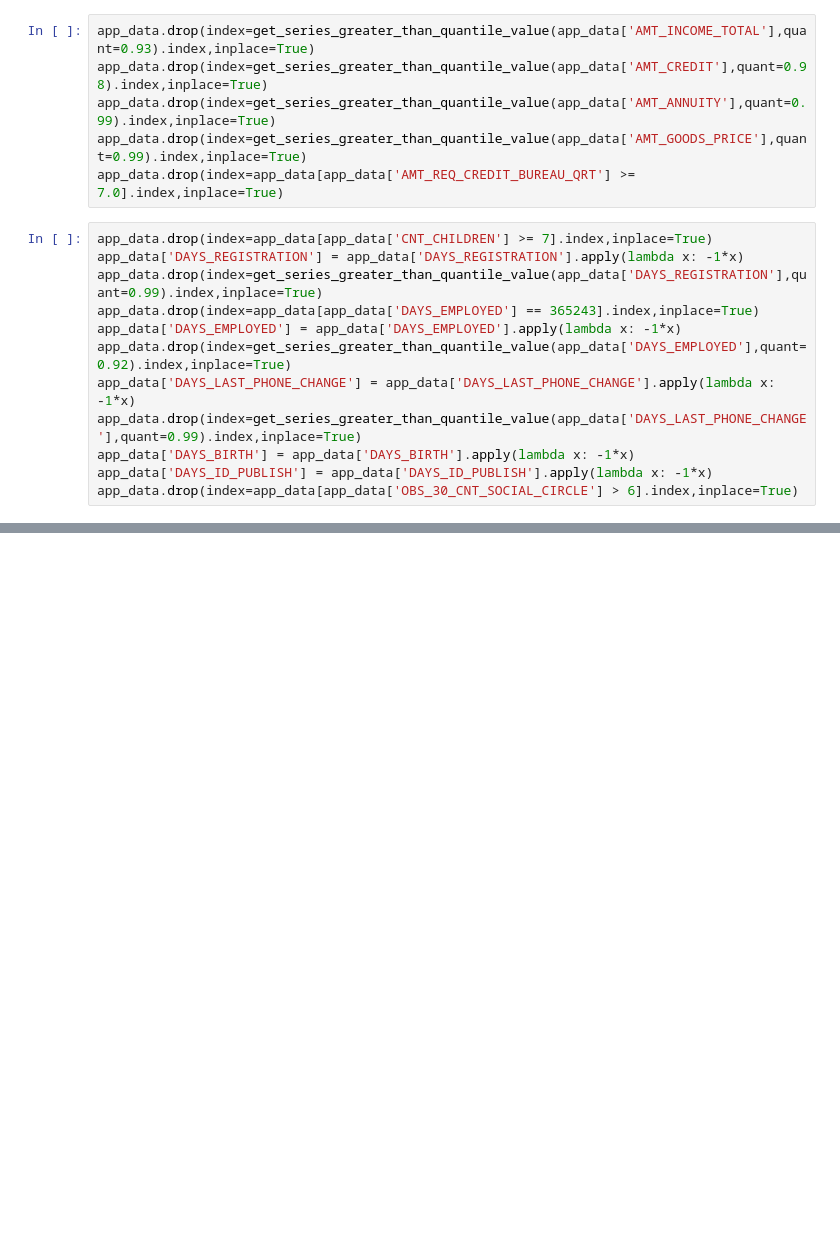
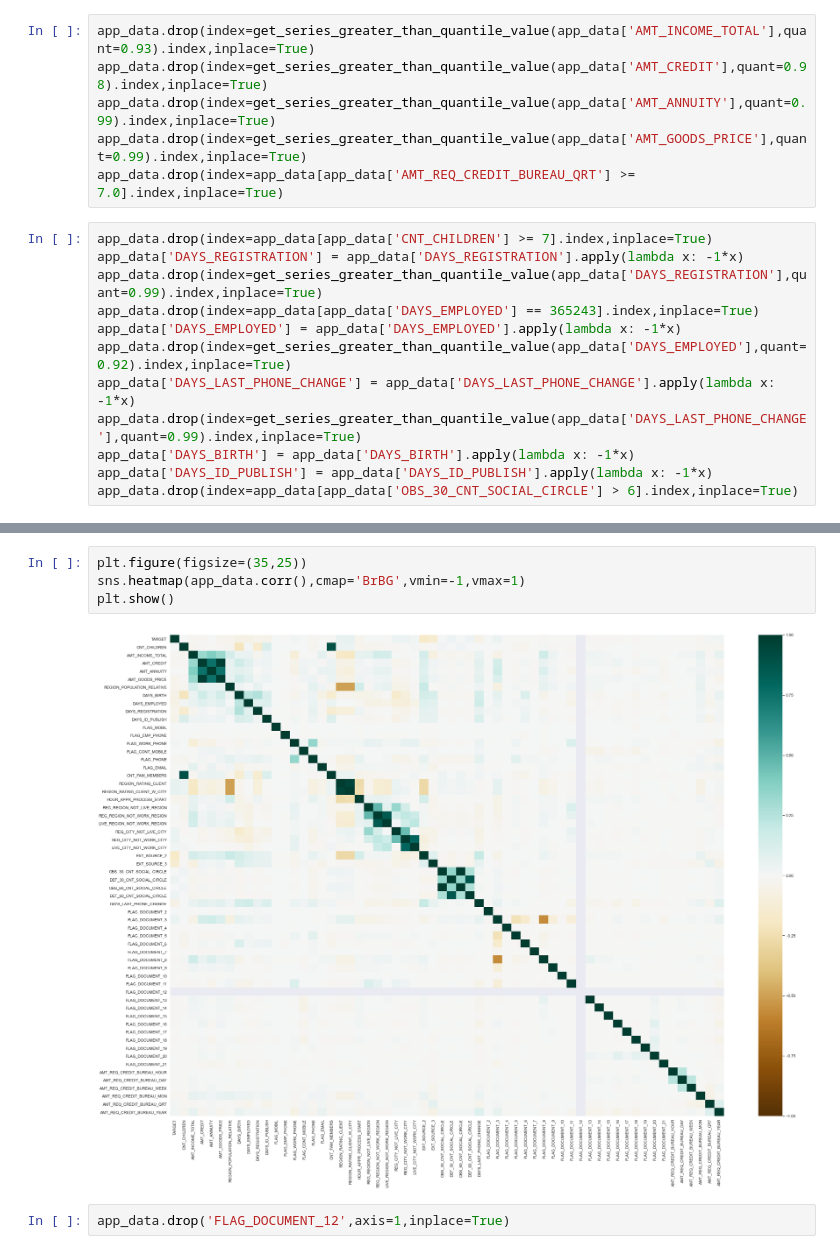
Before and after one commit to sidh-singh/Loan-Prediction-Model, a Jupyter notebook: Assignment2.ipynb, the cells around one changed output, grey strips where cells are left out. Drawn from its saved outputs; the diff is of its cells as text; blank space fills up the shorter version.

```diff
--- a/Assignment2.ipynb
+++ b/Assignment2.ipynb
@@ -380,0 +378,8 @@ plt.show()
+# %%
+plt.figure(figsize=(35,25))
+sns.heatmap(app_data.corr(),cmap='BrBG',vmin=-1,vmax=1)
+plt.show()
+# %% [output]
+[figure, added]
+# %%
+app_data.drop('FLAG_DOCUMENT_12',axis=1,inplace=True)
```
Also changed, not shown: parts of 14 cells of this notebook, 1 other file.
